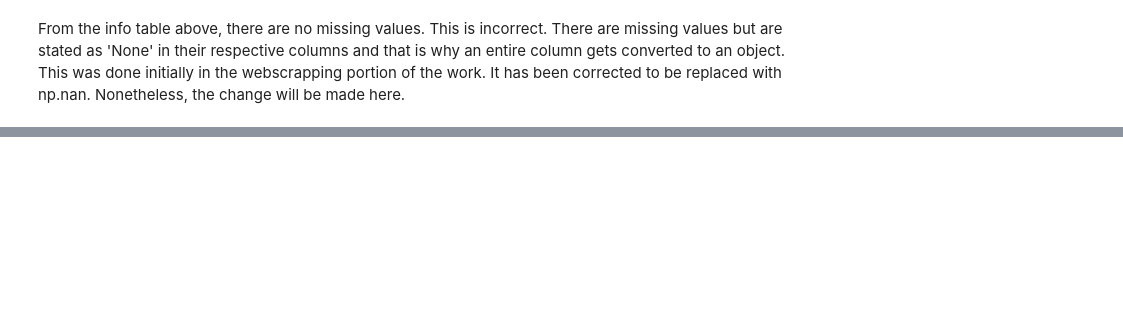
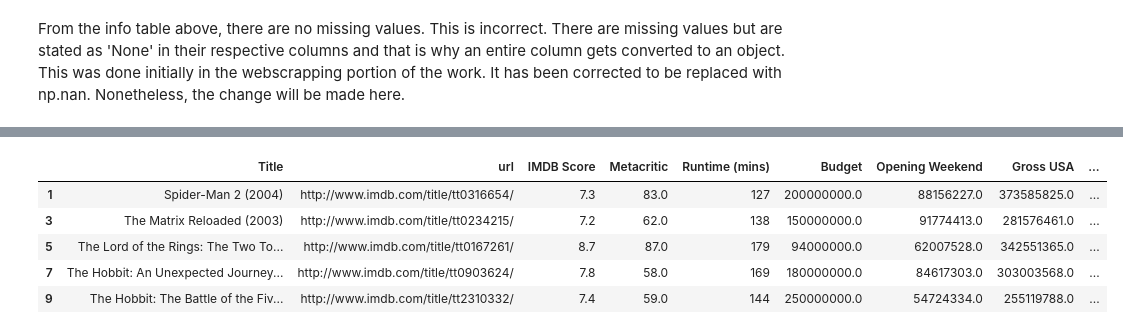
Before and after one commit to phoitack/Springboard_MEC_3.5.2_Capstone_submission, a Jupyter notebook: Box_Office_Movie_Franchise_Predictor.ipynb, the cells around one changed output, grey strips where cells are left out. Drawn from its saved outputs; the diff is of its cells as text; code cells hidden in the pictures; blank space fills up the shorter version.

```diff
--- a/Box_Office_Movie_Franchise_Predictor.ipynb
+++ b/Box_Office_Movie_Franchise_Predictor.ipynb
@@ -86,0 +194,9 @@ memory usage: 109.8+ KB
+# %%
+df_sequel.head()
+# %% [output]
+|  | Title | url | IMDB Score | Metacritic | Runtime (mins) | Budget | Opening Weekend | Gross USA | ... |
+| 1 | Spider-Man 2 (2004) | http://www.imdb.com/title/tt0316654/ | 7.3 | 83.0 | 127 | 200000000.0 | 88156227.0 | 373585825.0 | ... |
+| 3 | The Matrix Reloaded (2003) | http://www.imdb.com/title/tt0234215/ | 7.2 | 62.0 | 138 | 150000000.0 | 91774413.0 | 281576461.0 | ... |
+| 5 | The Lord of the Rings: The Two To... | http://www.imdb.com/title/tt0167261/ | 8.7 | 87.0 | 179 | 94000000.0 | 62007528.0 | 342551365.0 | ... |
+| 7 | The Hobbit: An Unexpected Journey... | http://www.imdb.com/title/tt0903624/ | 7.8 | 58.0 | 169 | 180000000.0 | 84617303.0 | 303003568.0 | ... |
+| 9 | The Hobbit: The Battle of the Fiv... | http://www.imdb.com/title/tt2310332/ | 7.4 | 59.0 | 144 | 250000000.0 | 54724334.0 | 255119788.0 | ... |
```
Also changed, not shown: parts of 23 cells of this notebook, 4 other files.
